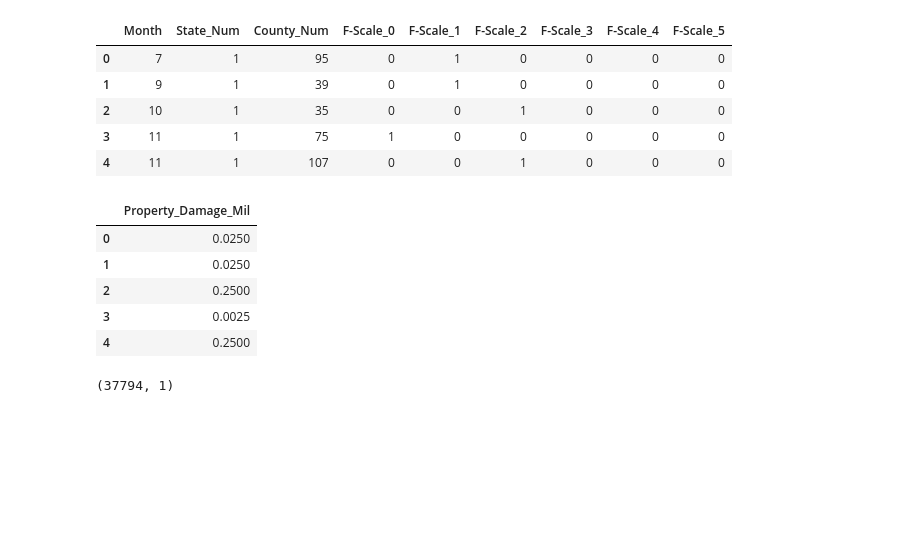
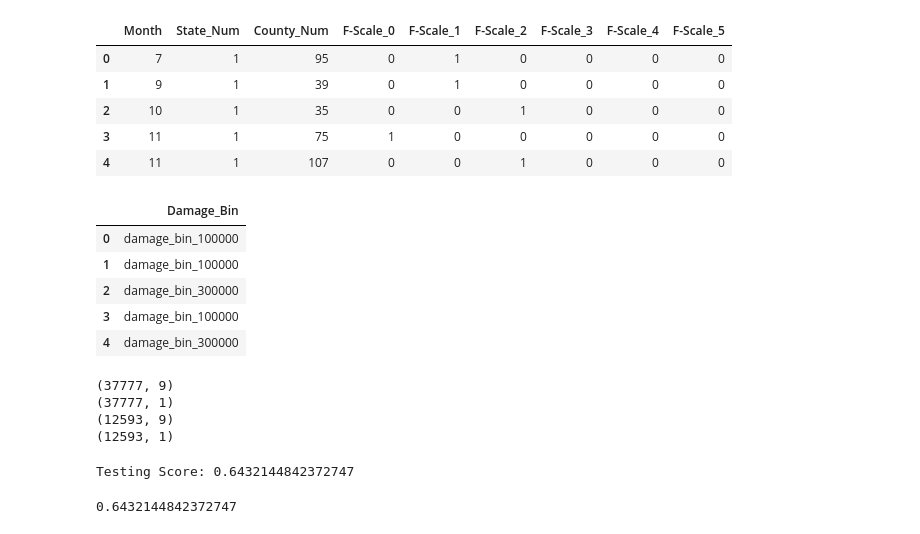
Before and after one commit to youngsoul/ml_tornado, a Jupyter notebook: Tornado.ipynb, the cells around one changed output. Drawn from its saved outputs; the diff is of its cells as text; code cells hidden in the pictures; blank space fills up the shorter version.

```diff
--- a/Tornado.ipynb
+++ b/Tornado.ipynb
@@ -163,6 +209,9 @@ def calculate_property_damage(row):
     multiplier = 1000
     if row['Damage Factor'] == 'M':
         multiplier = 1000000
+    elif row['Damage Factor'] == 'B':
+        multiplier = 10000000
+
     return row['Property_DMG'] * multiplier
 # %%
 # for each row, call the calculate_property_damage function.
@@ -173,6 +222,7 @@ df['Property_Damage_Mil'] = df['Property_Damage'].apply(lambda x: x/1000000.0)
 # %%
 # add a month column to the data set
 df['Month'] = df['Date'].apply(lambda d: d.month)
+df['Year'] =  df['Date'].apply(lambda d: d.year)
 # %%
 df.head()
 # %% [output]
@@ -201,0 +256,25 @@ df.head()
+# %%
+# https://www.analyticsvidhya.com/blog/2016/01/12-pandas-techniques-python-data-manipulation/
+
+#Binning:
+def binning(col, cut_points, labels=None):
+  #Define min and max values:
+  minval = col.min()
+  maxval = col.max()
+
+  #create list by adding min and max to cut_points
+  break_points = [minval] + cut_points + [maxval]
+
+  #if no labels provided, use default labels 0 ... (n-1)
+  if not labels:
+    labels = range(len(cut_points)+1)
+
+  #Binning using cut function of pandas
+  colBin = pd.cut(col,bins=break_points,labels=labels,include_lowest=True)
+  return colBin
+# %%
+# Binning age:
+cut_points = list(range(100000,50000000, 100000))
+bin_labels = [f"damage_bin_{i}" for i in cut_points]
+df["Damage_Bin"] = binning(df["Property_Damage"], cut_points[0:-1], bin_labels)
+#print( pd.value_counts(df["Damage_Bin"], sort=False) )
@@ -666,17 +807,48 @@ model_data.head()
 | 3 | 11 | 1 | 75 | 1 | 0 | 0 | 0 | 0 | 0 |
 | 4 | 11 | 1 | 107 | 0 | 0 | 1 | 0 | 0 | 0 |
 # %%
-model_target = df[['Property_Damage_Mil']]
+model_target = df[['Damage_Bin']]
 model_target.head()
 # %% [output]
-|  | Property_Damage_Mil |
-| 0 | 0.0250 |
-| 1 | 0.0250 |
-| 2 | 0.2500 |
-| 3 | 0.0025 |
-| 4 | 0.2500 |
+|  | Damage_Bin |
+| 0 | damage_bin_100000 |
+| 1 | damage_bin_100000 |
+| 2 | damage_bin_300000 |
+| 3 | damage_bin_100000 |
+| 4 | damage_bin_300000 |
 # %%
 X_train, X_test, y_train, y_test = train_test_split(model_data, model_target, random_state=123)
-y_train.shape
+print(X_train.shape)
+print(y_train.shape)
+print(X_test.shape)
+print(y_test.shape)
 # %% [output]
-(37794, 1)
+(37777, 9)
+(37777, 1)
+(12593, 9)
+(12593, 1)
+# %%
+# Instantiate the model
+knn = KNeighborsClassifier(n_neighbors=1)
+
+# Fit the model
+knn.fit(X_train, y_train.values.ravel())
+
+# Score the model on the unseen test data set
+score = knn.score(X_test, y_test)
+print(f"Testing Score: {score}")
+
+# Predict on new data
+#new_data = np.array([[5, 2.9, 1, 0.2]])
+#prediction = knn.predict(new_data)
+#print(f"Prediction: {prediction[0]}")
+#print(f"Predicted target name: {iris_dataset['target_names'][prediction]}")
+# %% [output]
+Testing Score: 0.6432144842372747
+# %%
+y_pred = knn.predict(X_test)
+print(metrics.accuracy_score(y_test, y_pred))
+#confusion_matrix(y_test, y_pred)
+#classification_report(y_test, y_pred)
+# %% [output]
+0.6432144842372747
```
Also changed, not shown: parts of 28 cells of this notebook.
